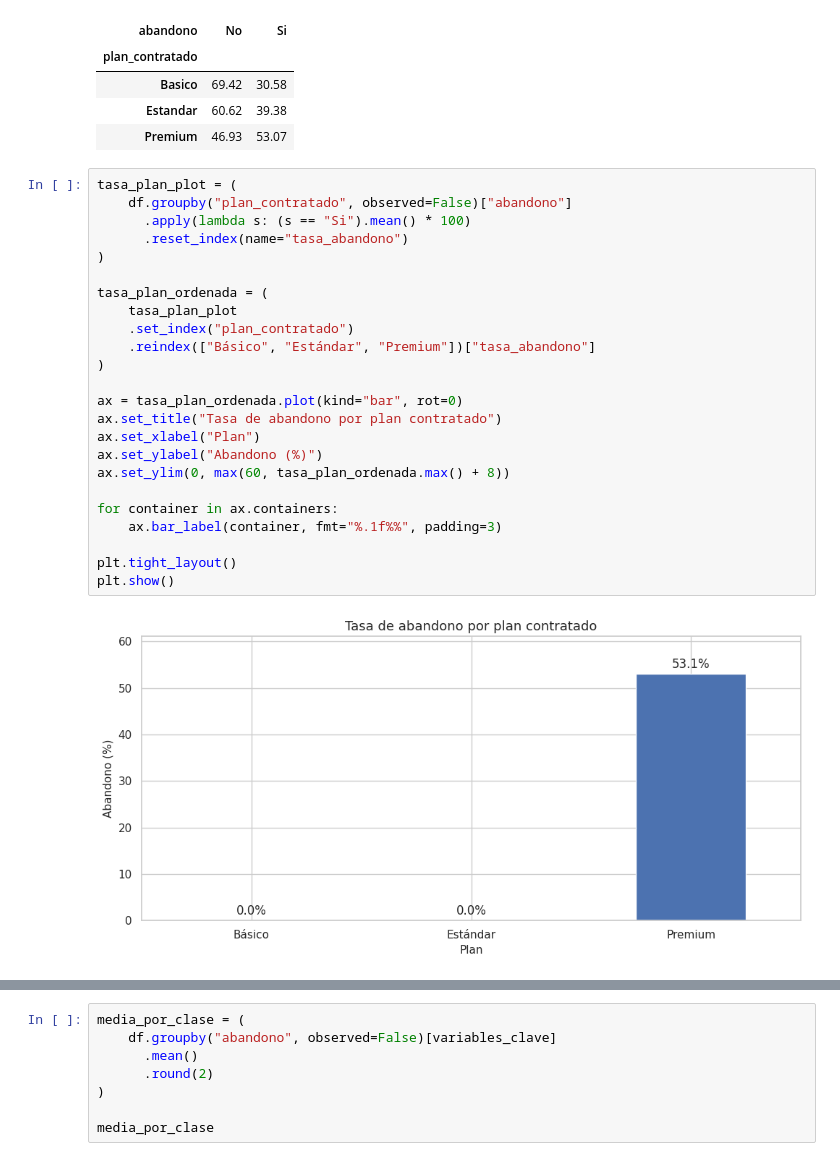
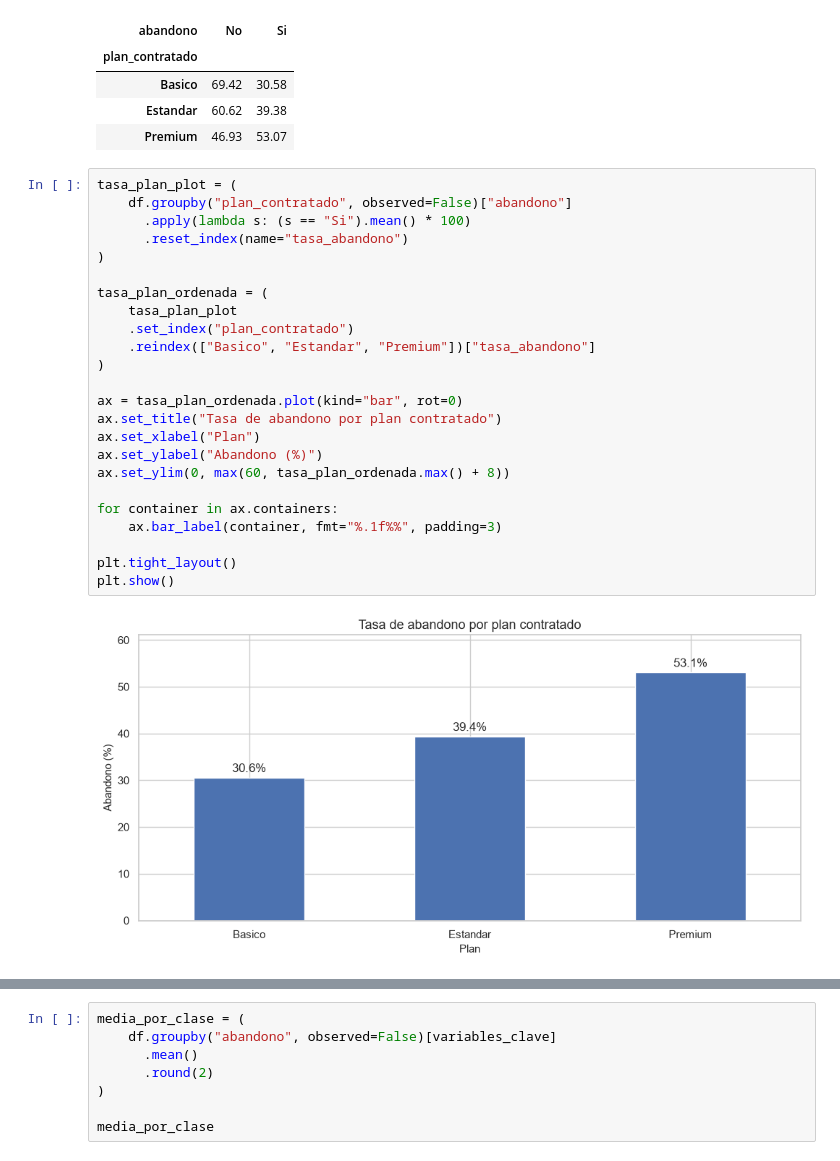
Before and after one commit to mrcastilla8/Proyecto_IA, a Jupyter notebook: bloque_b_python/notebooks/Informe_4_Clasificacion.ipynb, the cells around one changed output, grey strips where cells are left out. Saved outputs shown, nothing was run; the diff lists cells and outputs as text.

```diff
--- a/bloque_b_python/notebooks/Informe_4_Clasificacion.ipynb
+++ b/bloque_b_python/notebooks/Informe_4_Clasificacion.ipynb
@@ -276,27 +276,27 @@ tasa_plan
 # %%
 tasa_plan_plot = (
     df.groupby("plan_contratado", observed=False)["abandono"]
       .apply(lambda s: (s == "Si").mean() * 100)
       .reset_index(name="tasa_abandono")
 )
 
 tasa_plan_ordenada = (
     tasa_plan_plot
     .set_index("plan_contratado")
-    .reindex(["Básico", "Estándar", "Premium"])["tasa_abandono"]
+    .reindex(["Basico", "Estandar", "Premium"])["tasa_abandono"]
 )
 
 ax = tasa_plan_ordenada.plot(kind="bar", rot=0)
 ax.set_title("Tasa de abandono por plan contratado")
 ax.set_xlabel("Plan")
 ax.set_ylabel("Abandono (%)")
 ax.set_ylim(0, max(60, tasa_plan_ordenada.max() + 8))
 
 for container in ax.containers:
     ax.bar_label(container, fmt="%.1f%%", padding=3)
 
 plt.tight_layout()
 plt.show()
 # %% [output]
-[figure, old version]
+[figure, new version]
 # %%
```
Also changed, not shown: parts of 6 cells of this notebook, 1 other file.
